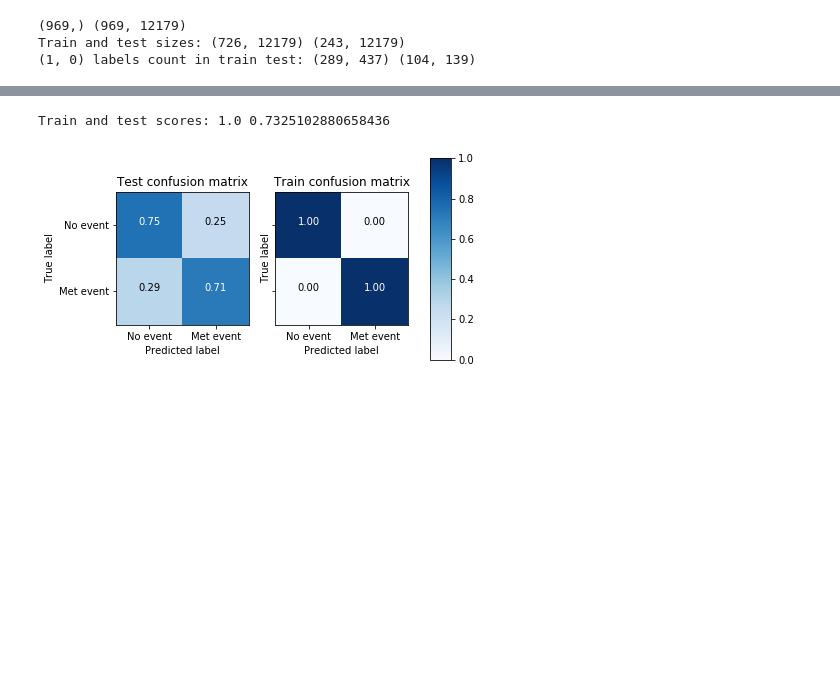
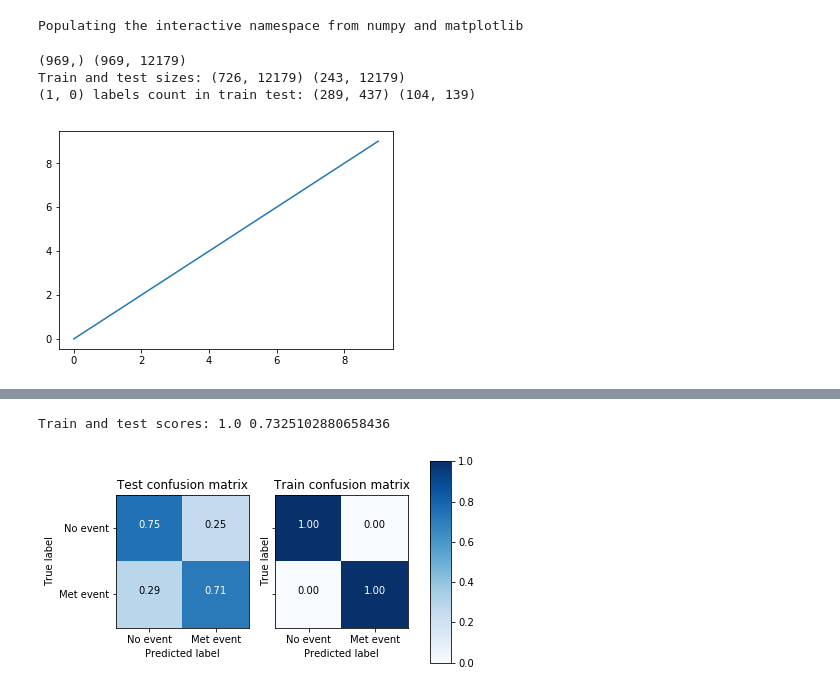
Before and after one commit to sjwilczynski/geneExpr, a Jupyter notebook: Exploration.ipynb, the cells around one changed output, grey strips where cells are left out. Cells and saved outputs as stored; diff of their text form; code cells hidden in the pictures; blank space fills up the shorter version.

```diff
--- a/Exploration.ipynb
+++ b/Exploration.ipynb
@@ -23,3 +1,13 @@ np.random.seed(42)
+# %%
+%run functions.ipynb
+
+np.set_printoptions(precision=3)
+np.random.seed(42)
+
+%load_ext autoreload
+%autoreload 2
+# %% [output]
+Populating the interactive namespace from numpy and matplotlib
 # %%
 labels = load_file('data/labels_for_microarray_data.csv')
 dataset = load_file('data/microarray_data.csv')[:, 1:].T
@@ -35,6 +23,11 @@ X_std_test = standarizer.transform(X_test)
 (969,) (969, 12179)
 Train and test sizes: (726, 12179) (243, 12179)
 (1, 0) labels count in train test: (289, 437) (104, 139)
+# %%
+plt.plot(np.arange(10), np.arange(10))
+plt.show()
+# %% [output]
+[figure, added]
 # %%
 (clf_logit, clf_svm, clf_tree, clf_forest) = fit_models(X_train, y_train, X_test, y_test)
 # %% [output]
```
Also changed, not shown: parts of 6 cells of this notebook, 3 other files.
